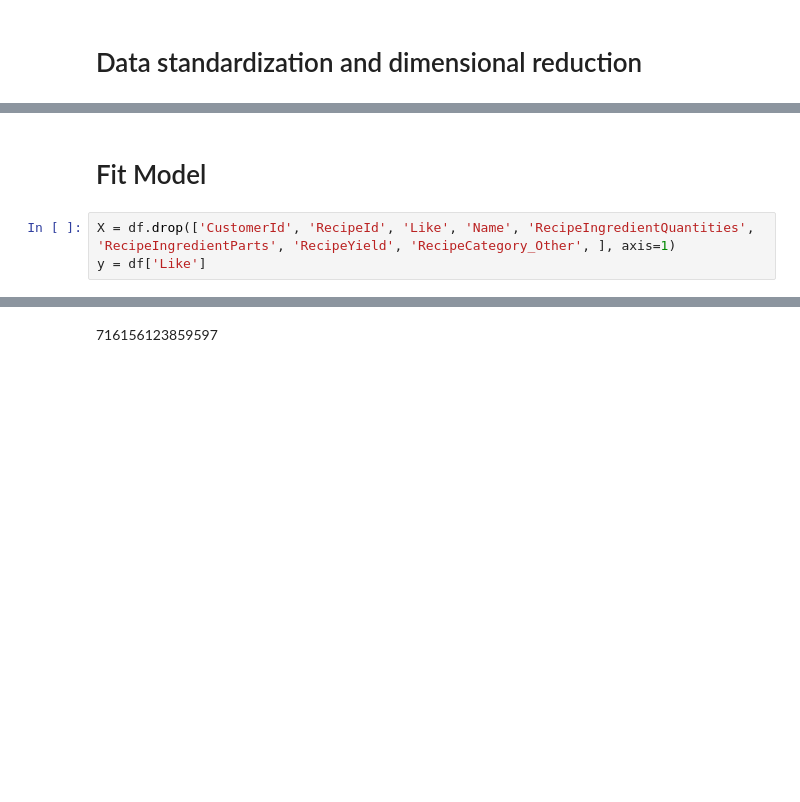
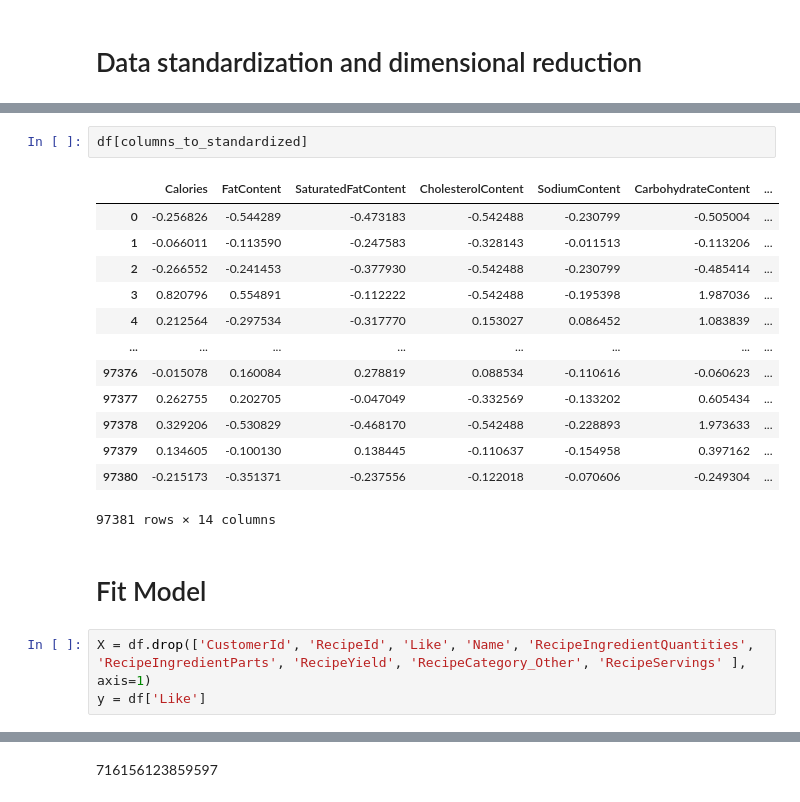
Before and after one commit to MittmannM/AnalyticsCupTUM, a Jupyter notebook: AC 2.1.ipynb, the cells around one changed output, grey strips where cells are left out. Drawn from its saved outputs; the diff is of its cells as text; blank space fills up the shorter version.

```diff
--- a/AC 2.1.ipynb
+++ b/AC 2.1.ipynb
@@ -172,10 +177,26 @@ plt.title('Cumulative Explained Variance vs. Number of Principal Components')
 plt.show()
 # %% [output]
 [figure]
+# %%
+df[columns_to_standardized]
+# %% [output]
+|  | Calories | FatContent | SaturatedFatContent | CholesterolContent | SodiumContent | CarbohydrateContent | ... |
+| 0 | -0.256826 | -0.544289 | -0.473183 | -0.542488 | -0.230799 | -0.505004 | ... |
+| 1 | -0.066011 | -0.113590 | -0.247583 | -0.328143 | -0.011513 | -0.113206 | ... |
+| 2 | -0.266552 | -0.241453 | -0.377930 | -0.542488 | -0.230799 | -0.485414 | ... |
+| 3 | 0.820796 | 0.554891 | -0.112222 | -0.542488 | -0.195398 | 1.987036 | ... |
+| 4 | 0.212564 | -0.297534 | -0.317770 | 0.153027 | 0.086452 | 1.083839 | ... |
+| ... | ... | ... | ... | ... | ... | ... | ... |
+| 97376 | -0.015078 | 0.160084 | 0.278819 | 0.088534 | -0.110616 | -0.060623 | ... |
+| 97377 | 0.262755 | 0.202705 | -0.047049 | -0.332569 | -0.133202 | 0.605434 | ... |
+| 97378 | 0.329206 | -0.530829 | -0.468170 | -0.542488 | -0.228893 | 1.973633 | ... |
+| 97379 | 0.134605 | -0.100130 | 0.138445 | -0.110637 | -0.154958 | 0.397162 | ... |
+| 97380 | -0.215173 | -0.351371 | -0.237556 | -0.122018 | -0.070606 | -0.249304 | ... |
+97381 rows × 14 columns
 # %% [markdown]
 # Fit Model
 # %%
-X = df.drop(['CustomerId', 'RecipeId', 'Like', 'Name', 'RecipeIngredientQuantities', 'RecipeIngredientParts', 'RecipeYield', 'RecipeCategory_Other', ], axis=1)
+X = df.drop(['CustomerId', 'RecipeId', 'Like', 'Name', 'RecipeIngredientQuantities', 'RecipeIngredientParts', 'RecipeYield', 'RecipeCategory_Other', 'RecipeServings' ], axis=1)
 y = df['Like']
 # %%
 # split data into learning and test sets
```
Also changed, not shown: parts of 3 cells of this notebook, 1 other file.
